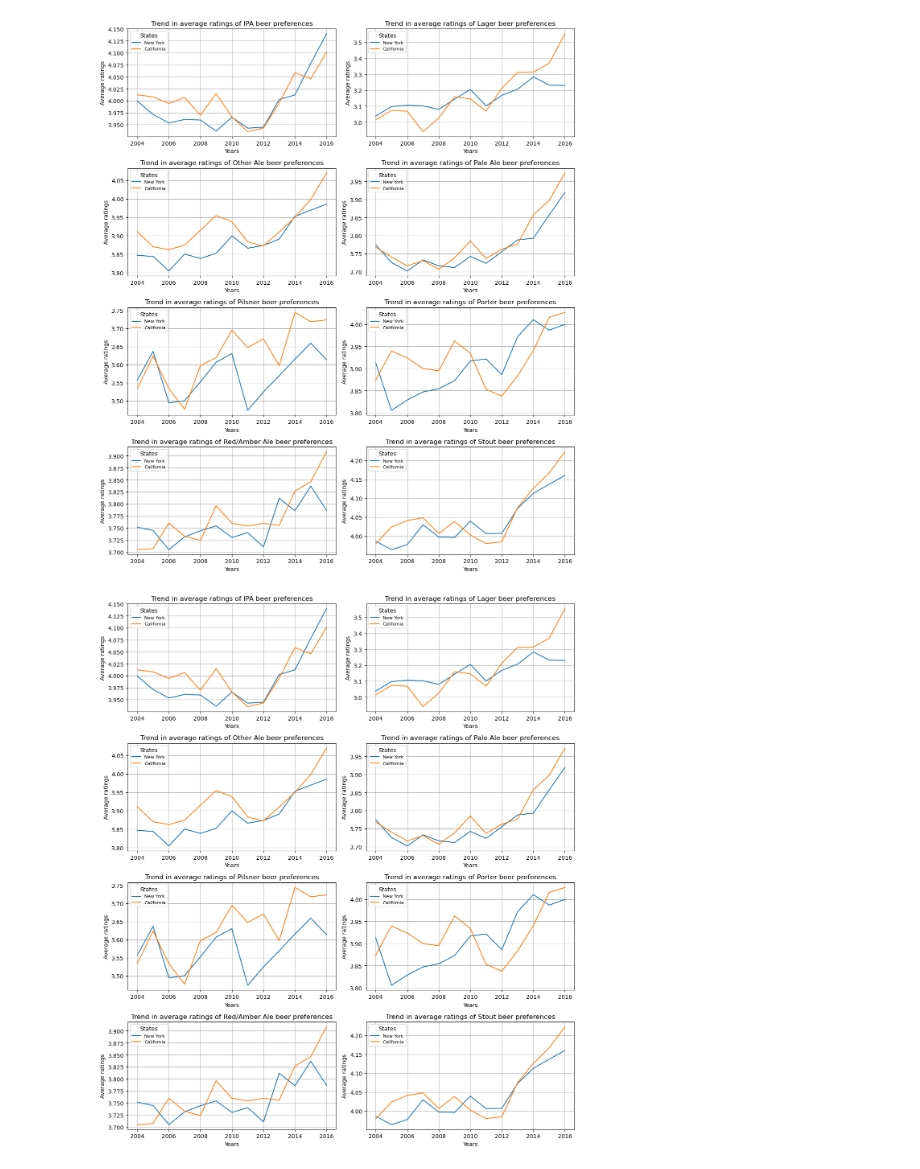
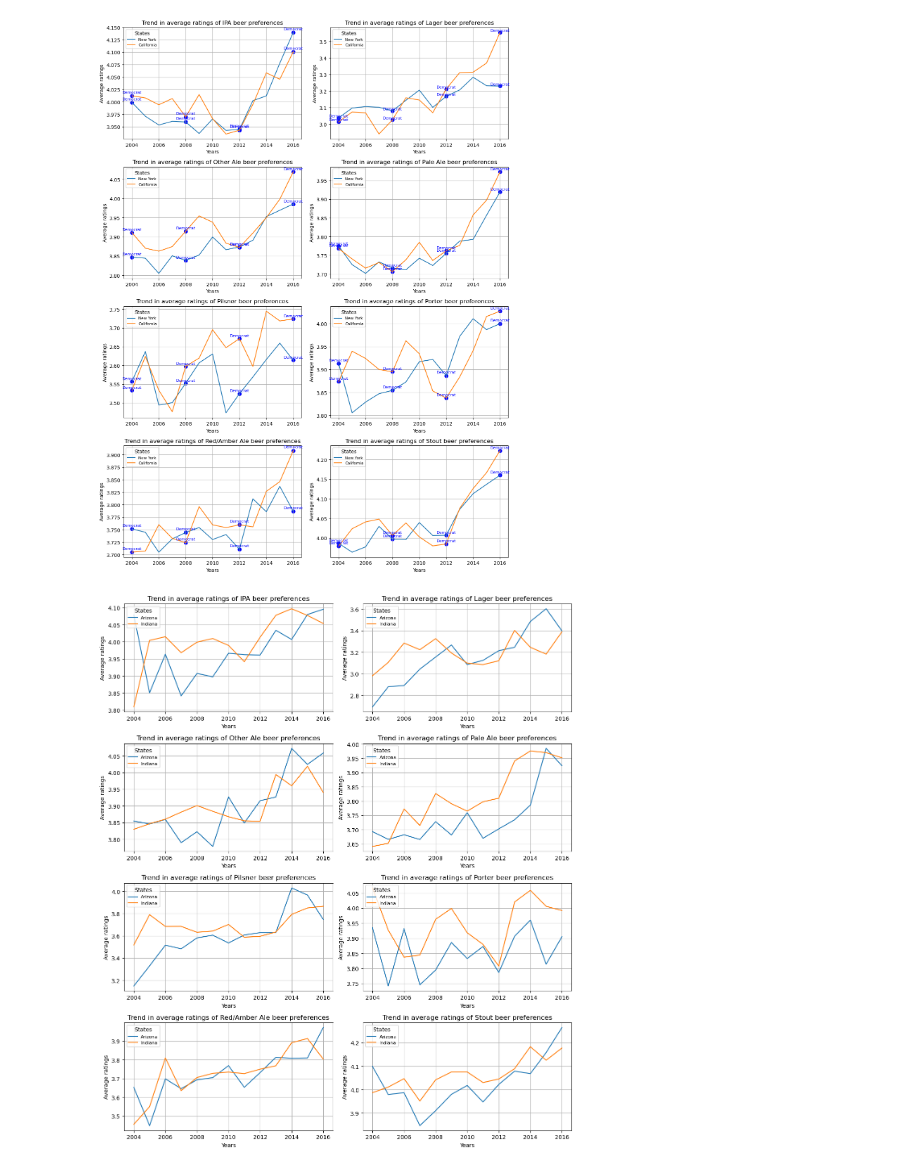
Before and after one commit to epfl-ada/ada-2024-project-adavengers, a Jupyter notebook: src/ipynb scripts/beer_style_viz.ipynb, the cells around one changed output. Drawn from its saved outputs; the diff is of its cells as text; code cells hidden in the pictures.

Commit message:
dash for comparing rating trends

```diff
--- a/src/ipynb scripts/beer_style_viz.ipynb
+++ b/src/ipynb scripts/beer_style_viz.ipynb
@@ -21,3 +27,6 @@ users_path = "/Users/marijazelic/Downloads/users.csv"
 users_reviews = reviews_processing.Reviews(users_path, reviews_path)
 year_list = list(np.arange(2004, 2017, 1, dtype=int))
 results = users_reviews.aggregate_preferences_year(year_list)
+# %%
+winners_path = "/Users/marijazelic/ada-2024-project-adavengers/data/generated/party_winners_over_years.csv"
+winners = load_and_find_party_winners.state_winner_years(winners_path)
@@ -24,10 +47,10 @@ results = users_reviews.aggregate_preferences_year(year_list)
 # %%
 cluster_1 = ['New York', 'California']
-plotting_utils.plot_beer_pref_trends(results, cluster_1)
+plotting_utils.plot_beer_pref_trends(results, winners, cluster_1)
 # %% [output]
-[figure, old version]
+[figure, new version]
 # %%
-cluster_1 = ['New York', 'California']
+cluster_1 = ['Arizona', 'Indiana']
 styles = ['IPA', 'Lager', 'Other Ale', 'Pale Ale', 'Pilsner', 'Porter', 'Red/Amber Ale', 'Stout']
 
 # Identify the states of interest
@@ -59,4 +82,4 @@ for i, style in enumerate(styles):
 plt.tight_layout()
 plt.show()
 # %% [output]
-[figure, old version]
+[figure, new version]
```
Also changed, not shown: parts of 5 cells of this notebook, 3 other files.
